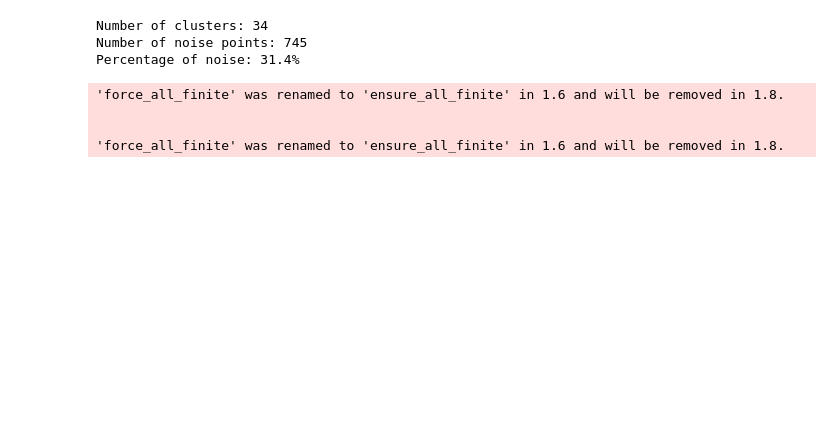
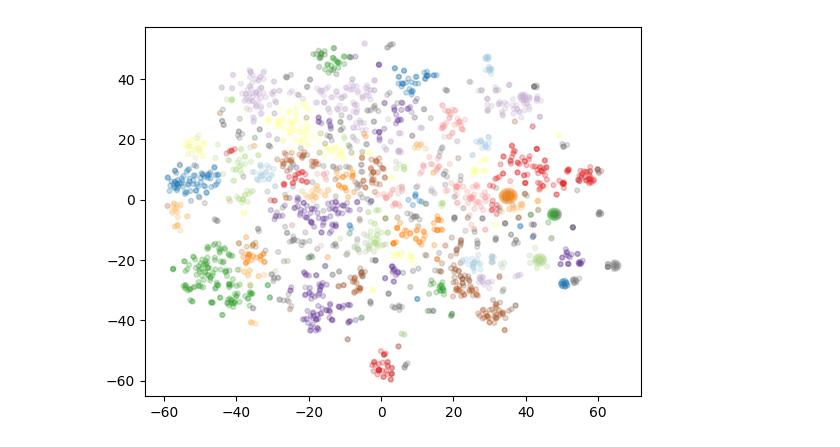
Before and after one commit to sbfroy/prompt-paper, a Jupyter notebook: notebooks/testing_HDBSCAN.ipynb, the cells around one changed output. Saved outputs shown, nothing was run; the diff lists cells and outputs as text; code cells hidden in the pictures; blank space fills up the shorter version.

```diff
--- a/notebooks/testing_HDBSCAN.ipynb
+++ b/notebooks/testing_HDBSCAN.ipynb
@@ -29,22 +54,17 @@ n_jobs value 1 overridden to 1 by setting random_state. Use no seed for parallel
 # %%
 import hdbscan
+import seaborn as sns
 
-clusterer = hdbscan.HDBSCAN(min_cluster_size=15)
+clusterer = hdbscan.HDBSCAN(
+    min_cluster_size=15,
+    min_samples=1,
+    cluster_selection_epsilon=0.3,
+).fit(embeddings_umap)
 
-cluster_labels = clusterer.fit_predict(embeddings_umap)
+color_palette = sns.color_palette("Paired", n_colors=len(set(clusterer.labels_)))
+cluster_colors = [color_palette[x] if x >= 0 else (0.5, 0.5, 0.5) for x in clusterer.labels_]
+cluster_member_colors = [sns.desaturate(x, p) for x, p in zip(cluster_colors, clusterer.probabilities_)]
 
-# Analyze clustering results
-n_clusters = len(set(cluster_labels)) - (1 if -1 in cluster_labels else 0)
-n_noise = list(cluster_labels).count(-1)
-
-print(f"Number of clusters: {n_clusters}")
-print(f"Number of noise points: {n_noise}")
-print(f"Percentage of noise: {n_noise/len(cluster_labels)*100:.1f}%")
+plt.scatter(embeddings_tsne[:, 0], embeddings_tsne[:, 1], c=cluster_member_colors, alpha=0.25, s=12);
 # %% [output]
-Number of clusters: 34
-Number of noise points: 745
-Percentage of noise: 31.4%
-'force_all_finite' was renamed to 'ensure_all_finite' in 1.6 and will be removed in 1.8.
-
-
-'force_all_finite' was renamed to 'ensure_all_finite' in 1.6 and will be removed in 1.8.
+[figure, added]
```
Also changed, not shown: parts of 8 cells of this notebook.
